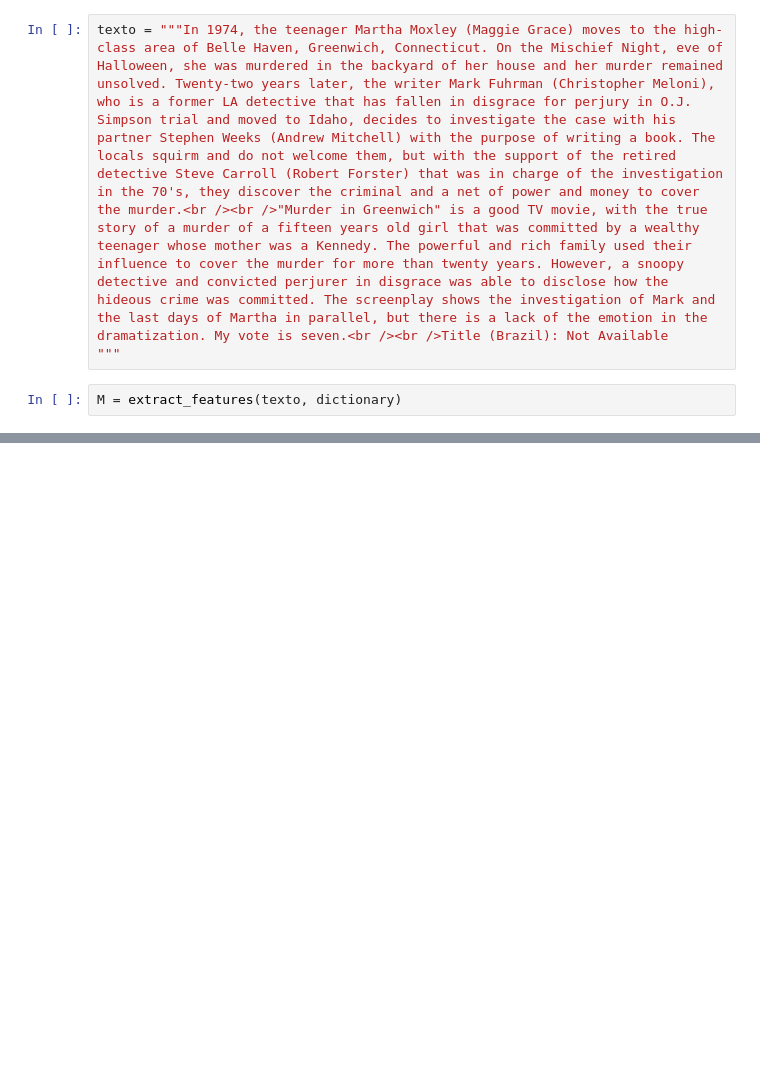
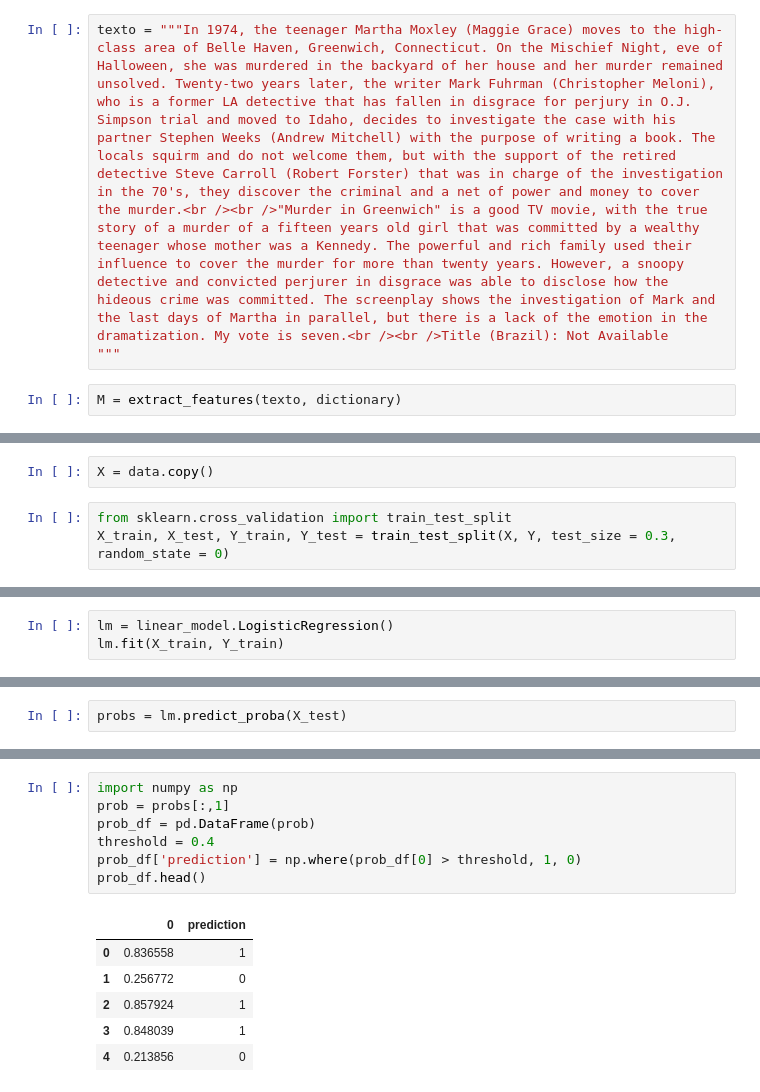
Before and after one commit to erickTornero/Intelligent-Systems, a Jupyter notebook: w2/mytry.ipynb, the cells around one changed output, grey strips where cells are left out. Cells and saved outputs as stored; diff of their text form; blank space fills up the shorter version.

Commit message:
Finish my Logistic Regression

```diff
--- a/w2/mytry.ipynb
+++ b/w2/mytry.ipynb
@@ -138,0 +195,5 @@ M
+# %%
+X = data.copy()
+# %%
+from sklearn.cross_validation import train_test_split
+X_train, X_test, Y_train, Y_test = train_test_split(X, Y, test_size = 0.3, random_state = 0)
@@ -138,0 +202,3 @@ M
+# %%
+lm = linear_model.LogisticRegression()
+lm.fit(X_train, Y_train)
@@ -138,0 +210,2 @@ M
+# %%
+probs = lm.predict_proba(X_test)
@@ -138,0 +248,14 @@ M
+# %%
+import numpy as np
+prob = probs[:,1]
+prob_df = pd.DataFrame(prob)
+threshold = 0.4
+prob_df['prediction'] = np.where(prob_df[0] > threshold, 1, 0)
+prob_df.head()
+# %% [output]
+|  | 0 | prediction |
+| 0 | 0.836558 | 1 |
+| 1 | 0.256772 | 0 |
+| 2 | 0.857924 | 1 |
+| 3 | 0.848039 | 1 |
+| 4 | 0.213856 | 0 |
```
Also changed, not shown: parts of 36 cells of this notebook, 3 other files.
